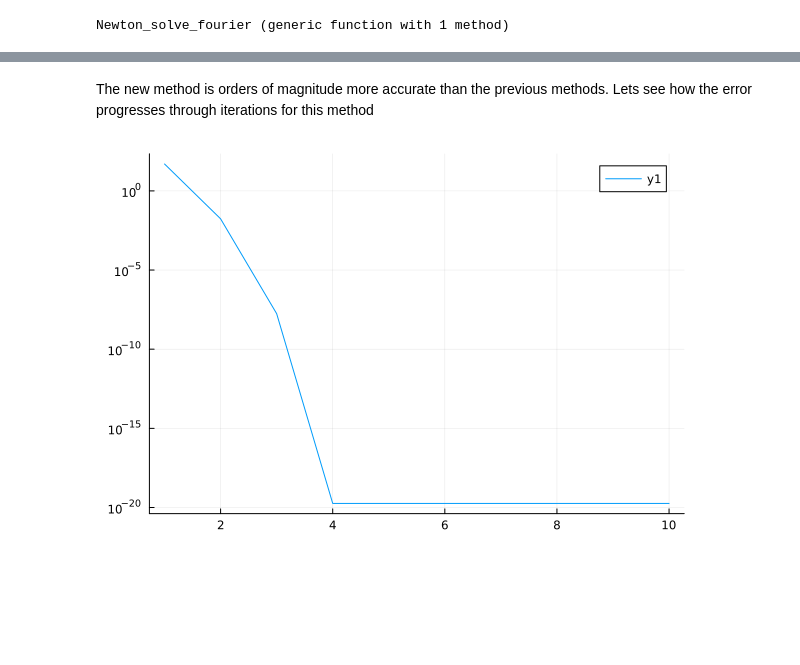
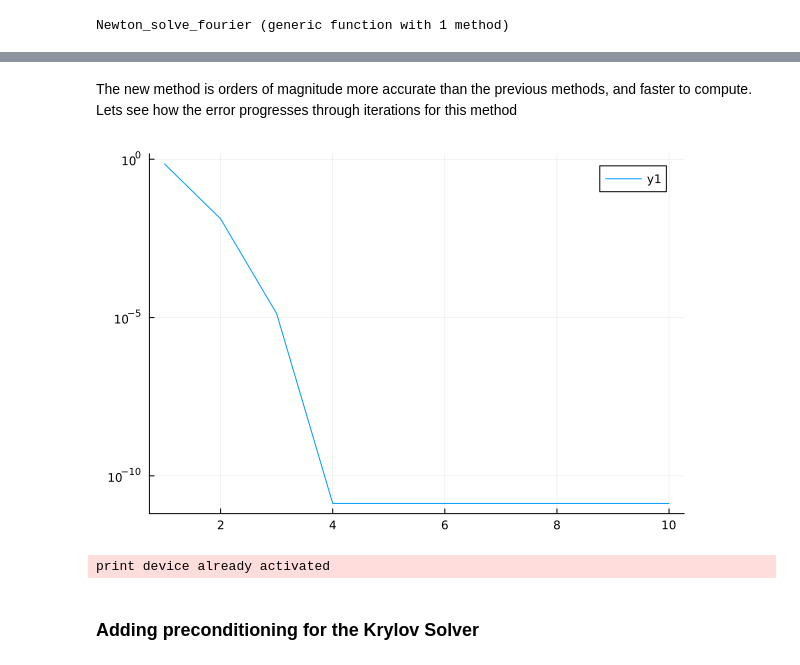
Before and after one commit to bareyan/PDE_adjoint_solver, a Jupyter notebook: playground.ipynb, the cells around one changed output, grey strips where cells are left out. Saved outputs shown, nothing was run; the diff lists cells and outputs as text; code cells hidden in the pictures; blank space fills up the shorter version.

```diff
--- a/playground.ipynb
+++ b/playground.ipynb
@@ -578,7 +527,7 @@ function Newton_solve_fourier(p::FourierParams, n_iter; verbose=false, tol=1e-16
             println("Iteration: ", i,",\n stats: ", stats )
         end
         u = u - step
-        if(sum(step.^2)<tol)
+        if(l2norm(step)<tol)
             if(verbose)
                 println("Took ", i, "iterations to converge")
             end
@@ -714,0 +562,37 @@ Error Fourier and CG: 7.281385116218507e-24
+# %%
+N_test = [5, 10, 100, 500, 1000]
+p_test = map(create_params, N_test)
+
+errs_5iter = zeros(length(N_test), 2)
+data_5iter = Matrix{Any}(undef, length(N_test), 5)
+
+for (i, p) in enumerate(p_test)
+    u_ref = sin.(2π .* linspace(0, 1, p.N))
+
+    t_fd  = @elapsed u_fd  = Newton_solve(p, finite_differences, 5)
+    t_four = @elapsed u_fourier = Newton_solve_fourier(create_fparams(p.N), 5)
+
+    errs_5iter[i, :] = [l2norm(u_fd - u_ref), l2norm(u_fourier - u_ref)]
+    data_5iter[i, :] = [p.N, t_fd, errs_5iter[i,1], t_four, errs_5iter[i,2]]
+end
+
+headers = ["N", "FD Time", "FD Error", "Fourier Solve Time", "Fourier Solve Error"]
+fmt = [(v, i, j) -> j > 1 ? @sprintf("%.2e", v) : v]
+
+pretty_table(data_5iter, column_labels=headers, formatters=fmt,  display_size=(-1,-1) )
+
+
+p_fit = fit(log10.(Float64.(N_test)), log10.(errs_5iter[:, 1]), 1)
+slope = coeffs(p_fit)[2]
+
+p_fit2 = fit(log10.(Float64.(N_test)), log10.(errs_5iter[:, 2]), 1)
+slope2 = coeffs(p_fit2)[2]
+
+
+N_dense = linspace(N_test[1], N_test[end], 10)
+line1 = 10 .^ p_fit.(log10.(N_dense))
+line2 = 10 .^ p_fit2.(log10.(N_dense))
+
+points = scatter(N_test, [errs_5iter[:, 1] errs_5iter[:, 2]], color = [:yellow :green :blue], label = ["Finite Differences" "Forward Mode" "Backward Mode"], xscale=:log10, yscale=:log10, title = "5 iteration errors")
+
+plot!(points, N_dense, [line line2], ls=:dash, label = ["Fit FD: slope = $(round(slope, digits=2))" "Fit Fourier: slope = $(round(slope2, digits=2))"])
@@ -715,29 +610,32 @@ Error Fourier and CG: 7.281385116218507e-24
 # %% [markdown]
-The new method is orders of magnitude more accurate than the previous methods. Lets see how the error progresses through iterations for this method
+The new method is orders of magnitude more accurate than the previous methods, and faster to compute. Lets see how the error progresses through iterations for this method
 # %%
 function Newton_solve_fourier_history(p::FourierParams, n_iter; verbose=false, tol=1e-16)
     U = zeros(n_iter+1, p.N)
     for i in 1:n_iter
         res = F_fourier(U[i, :], p)
-        L = (res, du) -> res .= -diff2_fourier(du, p.Ks) + 3 * p.α .* U[i, :] .^2 .* du .+ p.V .* du
+        L = (result, du) -> result .= -diff2_fourier(du, p.Ks) + 3 * p.α .* U[i, :] .^2 .* du .+ p.V .* du
         op = LinearOperator(Float64, p.N, p.N, true, true, L)
         step, stats = cg(op, res)
         if(verbose)
             println("Iteration: ", i,",\n stats: ", stats )
         end
         U[i+1, :] = U[i, :] - step
     end
     return U
 end
 
 p = create_fparams(N)
 u_fourier_history = Newton_solve_fourier_history(p, 10)
 
 errors = zeros(10)
 for i in 1:10
-    errors[i]  = sum((u_fourier_history[i, :] - u_exact).^2)
+    errors[i]  = l2norm(u_fourier_history[i, :] - u_exact)
 end
 
 plot(1:10, errors, yscale=:log10)
 # %% [output]
-[figure, old version]
+[figure, new version]
+print device already activated
+# %% [markdown]
+### Adding preconditioning for the Krylov Solver
```
Also changed, not shown: parts of 21 cells of this notebook, 2 other files.
